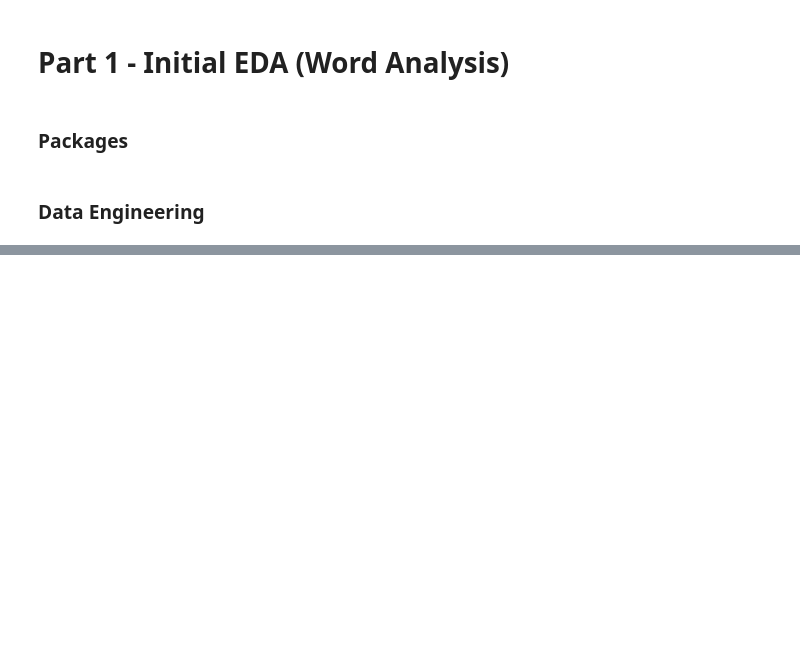
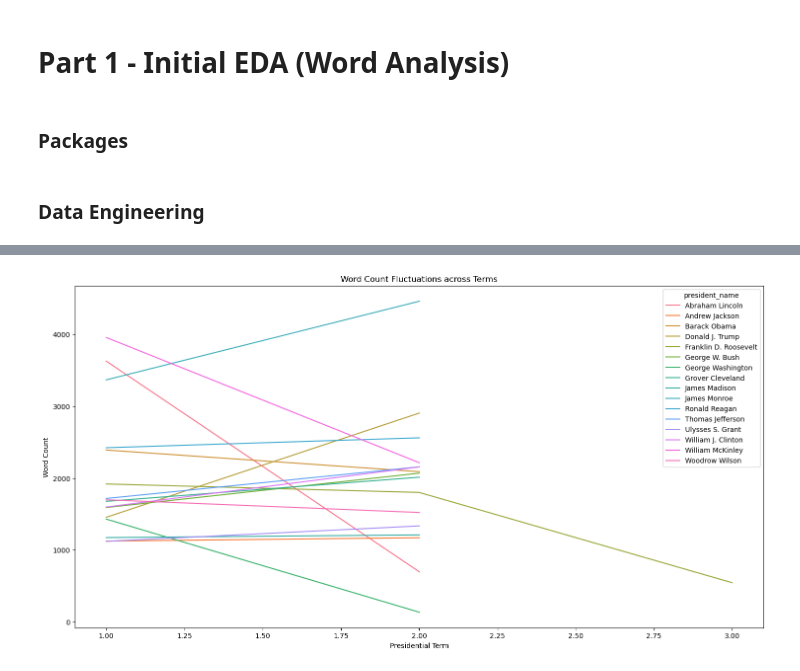
Before and after one commit to UCB-stat-159-f25/final-group19, a Jupyter notebook: part1.ipynb, the cells around one changed output, grey strips where cells are left out. Cells and saved outputs as stored; diff of their text form; code cells hidden in the pictures; blank space fills up the shorter version.

```diff
--- a/part1.ipynb
+++ b/part1.ipynb
@@ -27,0 +64,15 @@ data.head(5)
+# %%
+data_counts = data["president_name"].value_counts()
+indicies = data_counts[data_counts > 1].index
+data_filtered = data[data["president_name"].isin(indicies)]
+data_organized = data_filtered.sort_values(["president_name", "year"])
+data_organized["term"] = data_organized.groupby("president_name").cumcount() + 1
+# %%
+plt.figure(figsize=(18,9))
+sns.lineplot(data=data_organized, x="term", y="word count", hue="president_name")
+plt.title("Word Count Fluctuations across Terms")
+plt.xlabel("Presidential Term")
+plt.ylabel("Word Count")
+plt.show()
+# %% [output]
+[figure, added]
```
Also changed, not shown: parts of 14 cells of this notebook, 1 other file.
